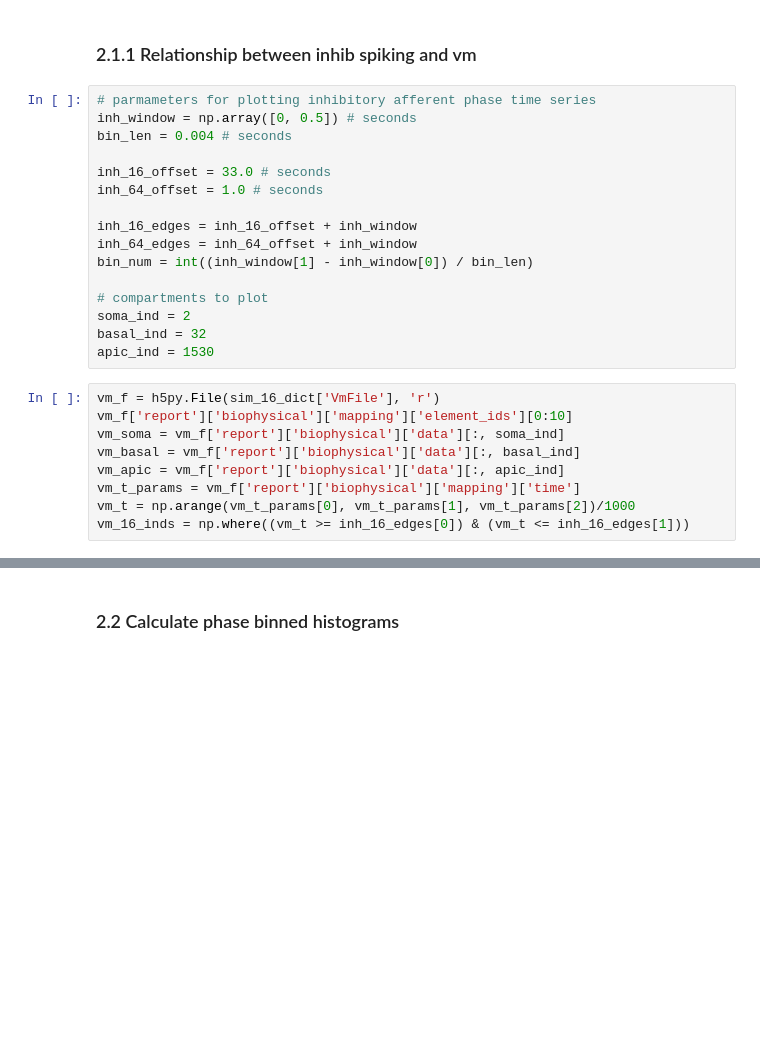
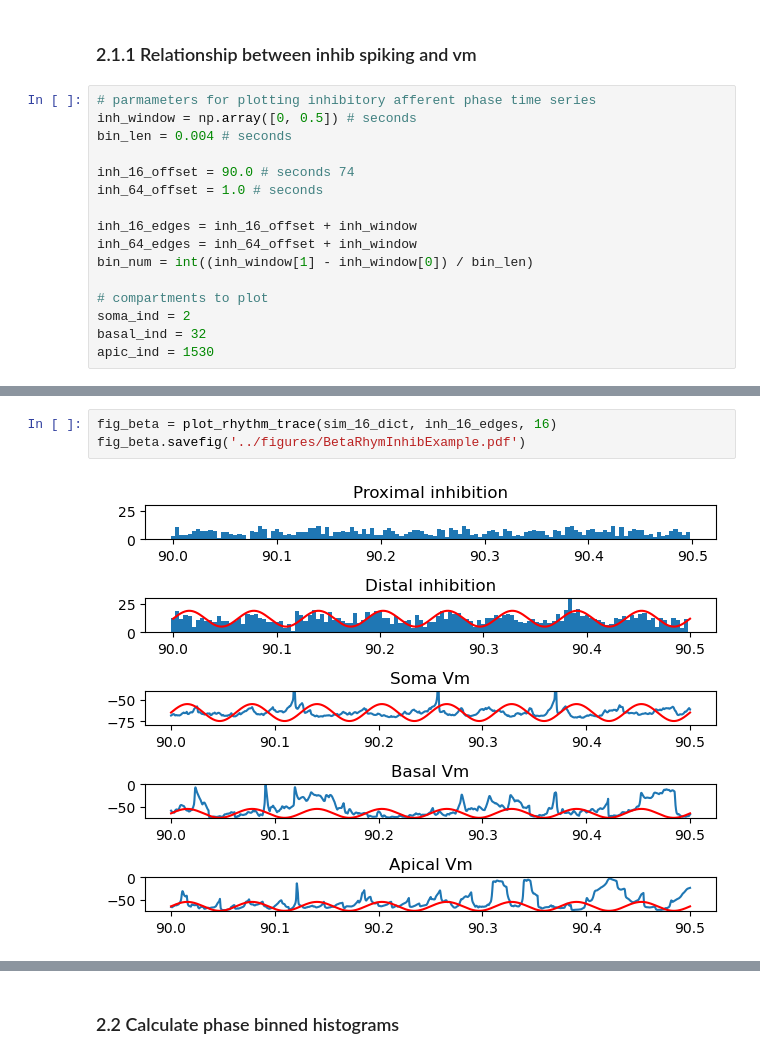
Before and after one commit to dbheadley/InhibOnDendComp, a Jupyter notebook: scripts/DendSpike_RhythmicInh_PoissonExc.ipynb, the cells around one changed output, grey strips where cells are left out. Drawn from its saved outputs; the diff is of its cells as text; blank space fills up the shorter version.

Commit message:
updated rhythm sine

```diff
--- a/scripts/DendSpike_RhythmicInh_PoissonExc.ipynb
+++ b/scripts/DendSpike_RhythmicInh_PoissonExc.ipynb
@@ -95,7 +98,7 @@ plt.show()
 inh_window = np.array([0, 0.5]) # seconds
 bin_len = 0.004 # seconds
 
-inh_16_offset = 33.0 # seconds
+inh_16_offset = 90.0 # seconds 74
 inh_64_offset = 1.0 # seconds
 
 inh_16_edges = inh_16_offset + inh_window
@@ -106,13 +109,4 @@ bin_num = int((inh_window[1] - inh_window[0]) / bin_len)
 soma_ind = 2
 basal_ind = 32
 apic_ind = 1530
-# %%
-vm_f = h5py.File(sim_16_dict['VmFile'], 'r')
-vm_f['report']['biophysical']['mapping']['element_ids'][0:10]
-vm_soma = vm_f['report']['biophysical']['data'][:, soma_ind]
-vm_basal = vm_f['report']['biophysical']['data'][:, basal_ind]
-vm_apic = vm_f['report']['biophysical']['data'][:, apic_ind]
-vm_t_params = vm_f['report']['biophysical']['mapping']['time']
-vm_t = np.arange(vm_t_params[0], vm_t_params[1], vm_t_params[2])/1000
-vm_16_inds = np.where((vm_t >= inh_16_edges[0]) & (vm_t <= inh_16_edges[1]))
 # %%
@@ -144,0 +155,5 @@ plt.show()
+# %%
+fig_beta = plot_rhythm_trace(sim_16_dict, inh_16_edges, 16)
+fig_beta.savefig('../figures/BetaRhymInhibExample.pdf')
+# %% [output]
+[figure, added]
```
Also changed, not shown: parts of 6 cells of this notebook, 3 other files.
